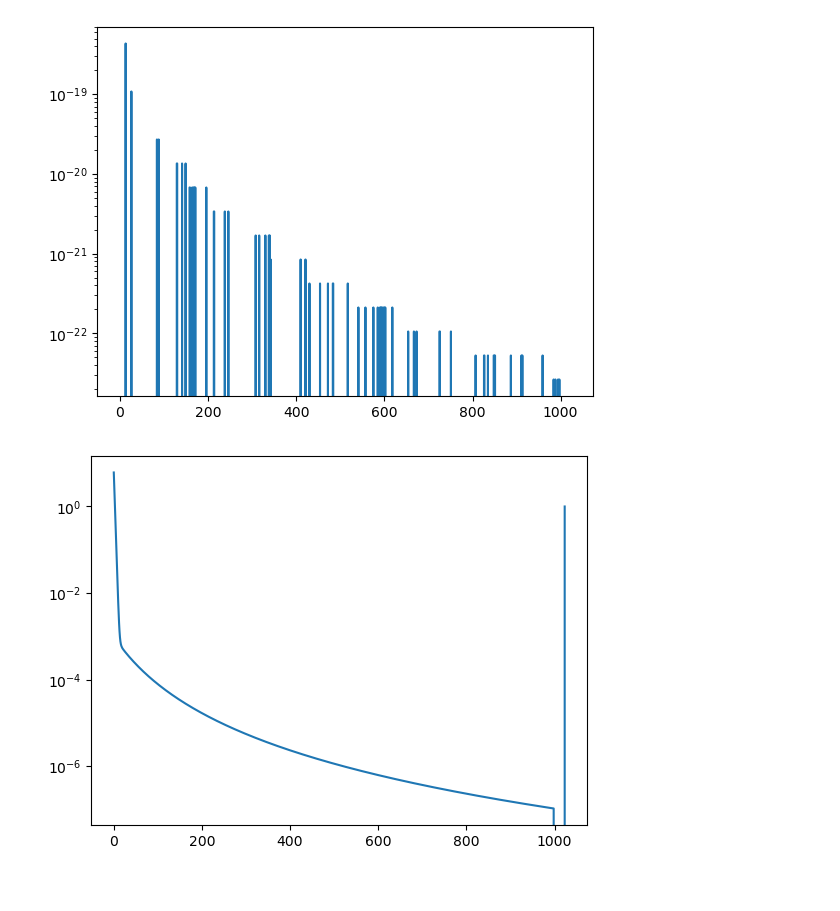
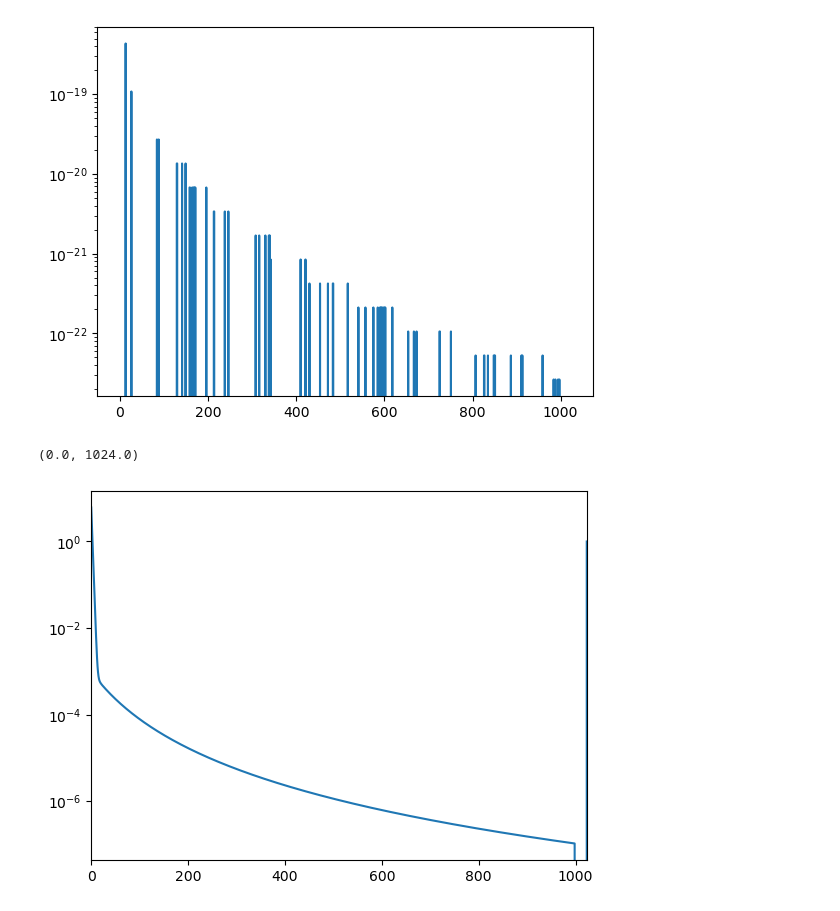
Before and after one commit to askoldvilkha/CompMethods_Astro23, a Jupyter notebook: HW4/hw4_VilkhaPaulBinu.ipynb, the cells around one changed output. Cells and saved outputs as stored; diff of their text form; code cells hidden in the pictures.

```diff
--- a/HW4/hw4_VilkhaPaulBinu.ipynb
+++ b/HW4/hw4_VilkhaPaulBinu.ipynb
@@ -814,42 +787,0 @@ tolerance = 1e-6
-# %%
-def gauss_sidel(grid, ans, error, h: float, tol: float = 1e-10, iterations: float = 100, w: float = 1, verbose: bool = False):
-    # ans_copy = np.copy(ans)
-
-    '''
-    Askold: dr = h
-    '''
-    # for i in range(1,len(grid)-1):
-    for i in range(1, iterations-1):
-        ans_old = np.copy(ans)
-
-        #if verbose:
-            #print(ans[i], ans_old[i])
-
-        a = (((grid[i] + h) * ans[i+1]) + ((grid[i] - h) * ans[i-1])) / (2 * grid[i])
-        '''
-        B = 2 / grid[i]
-        A = B * (grid[i] + h) * ans[i+1] + (grid[i] - h) * ans[i-1]
-        '''
-        b = (2 * np.pi * h**2) / grid[i]**4
-        ans_new = a + b
-
-        # ans_updated[i] = ((1-w)*ans[i]) + w*ans_new
-        ans[i] = ((1 - w) * ans_old[i]) + w * ans_new
-
-
-        # error = ans_updated[i] - ans[i]
-        # error =  ((grid[i]+dr)*ans[i+1] + (grid[i]-dr)*ans[i-1]) + b - (2*grid[i]*ans[i])
-        # error[i] = abs(ans[i] - ans_old[i]) / abs(ans[i]) clive's attempt
-
-        # Taylor's attempt at error
-        error[i] = 2 * ans[i] - (ans[i+1] * (1 + h / grid[i]) + ans[i-1] * (1 - h / grid[i]) + (4 * np.pi * h**2/grid[i]**4))
-
-        #print(abs(error[i]))
-        #print(ans[i], ans_old[i])
-
-#         if abs(error[i]) <= tol:
-#             print(f'error:{abs(error)} | iter:{i}')
-#             break
-
-
-    return ans, error
@@ -863,5 +1011,7 @@ plt.yscale('log')
 # %%
 plt.plot(ans_updated)
 plt.yscale('log')
+plt.xlim(0, 1024)
 # %% [output]
+(0.0, 1024.0)
-[figure, old version]
+[figure, new version]
```
Also changed, not shown: parts of 22 cells of this notebook.
